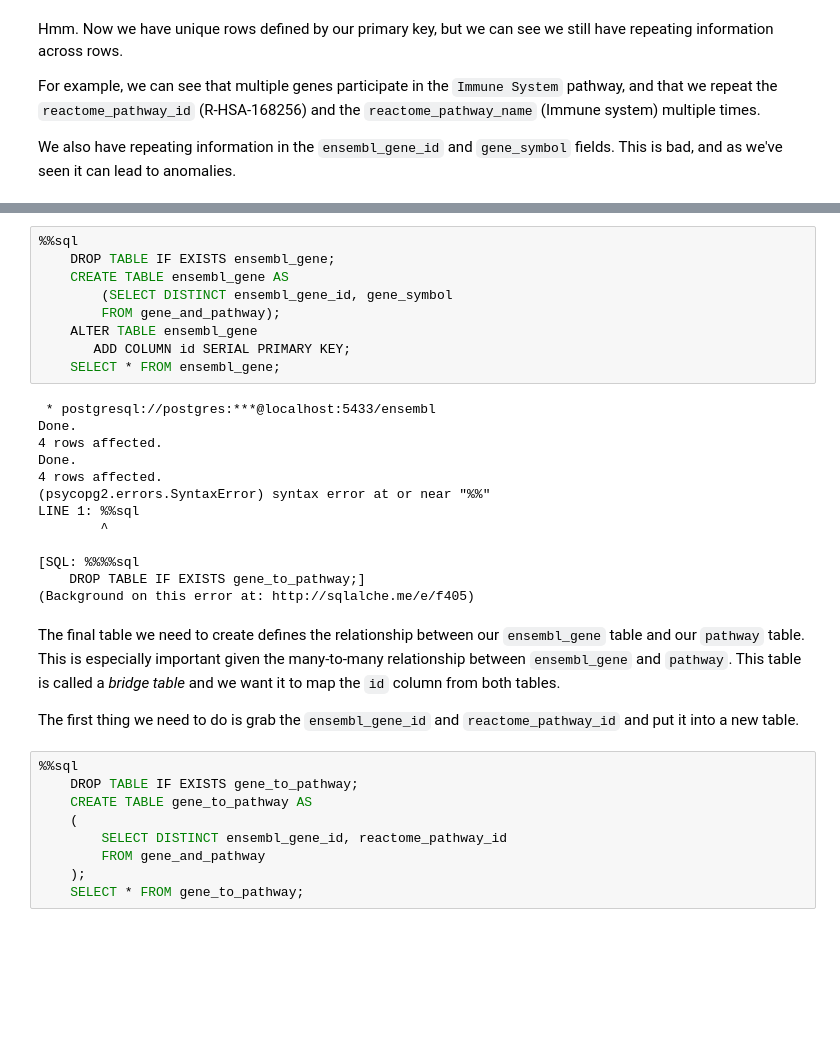
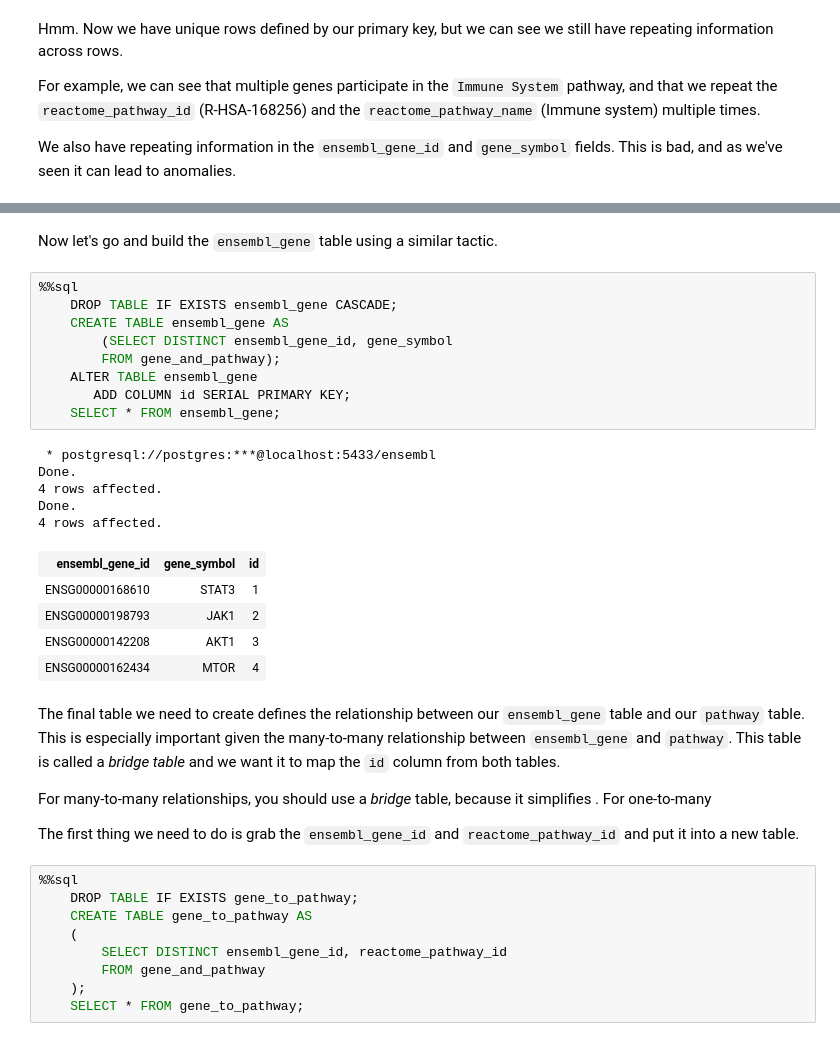
Before and after one commit to laderast/BMI535slides, a Jupyter notebook: 03_database_normalization.ipynb, the cells around one changed output, grey strips where cells are left out. Drawn from its saved outputs; the diff is of its cells as text; blank space fills up the shorter version.

```diff
--- a/03_database_normalization.ipynb
+++ b/03_database_normalization.ipynb
@@ -213,28 +219,30 @@ Done.
+# %% [markdown]
+Now let's go and build the `ensembl_gene` table using a similar tactic.
 # %%
 %%sql
-    DROP TABLE IF EXISTS ensembl_gene;
+    DROP TABLE IF EXISTS ensembl_gene CASCADE;
     CREATE TABLE ensembl_gene AS
         (SELECT DISTINCT ensembl_gene_id, gene_symbol
         FROM gene_and_pathway);
     ALTER TABLE ensembl_gene
        ADD COLUMN id SERIAL PRIMARY KEY;
     SELECT * FROM ensembl_gene;
 # %% [output]
  * postgresql://postgres:***@localhost:5433/ensembl
 Done.
 4 rows affected.
 Done.
 4 rows affected.
-(psycopg2.errors.SyntaxError) syntax error at or near "%%"
-LINE 1: %%sql
-        ^
-
-[SQL: %%%%sql
-    DROP TABLE IF EXISTS gene_to_pathway;]
-(Background on this error at: http://sqlalche.me/e/f405)
+| ensembl_gene_id | gene_symbol | id |
+| ENSG00000168610 | STAT3 | 1 |
+| ENSG00000198793 | JAK1 | 2 |
+| ENSG00000142208 | AKT1 | 3 |
+| ENSG00000162434 | MTOR | 4 |
 # %% [markdown]
 The final table we need to create defines the relationship between our `ensembl_gene` table and our `pathway` table. This is especially important given the many-to-many relationship between `ensembl_gene` and `pathway`. This table is called a *bridge table* and we want it to map the `id` column from both tables.
 
+For many-to-many relationships, you should use a *bridge* table, because it simplifies . For one-to-many
+
 The first thing we need to do is grab the `ensembl_gene_id` and `reactome_pathway_id` and put it into a new table.
 # %%
 %%sql
```
Also changed, not shown: parts of 28 cells of this notebook, 1 other file.
